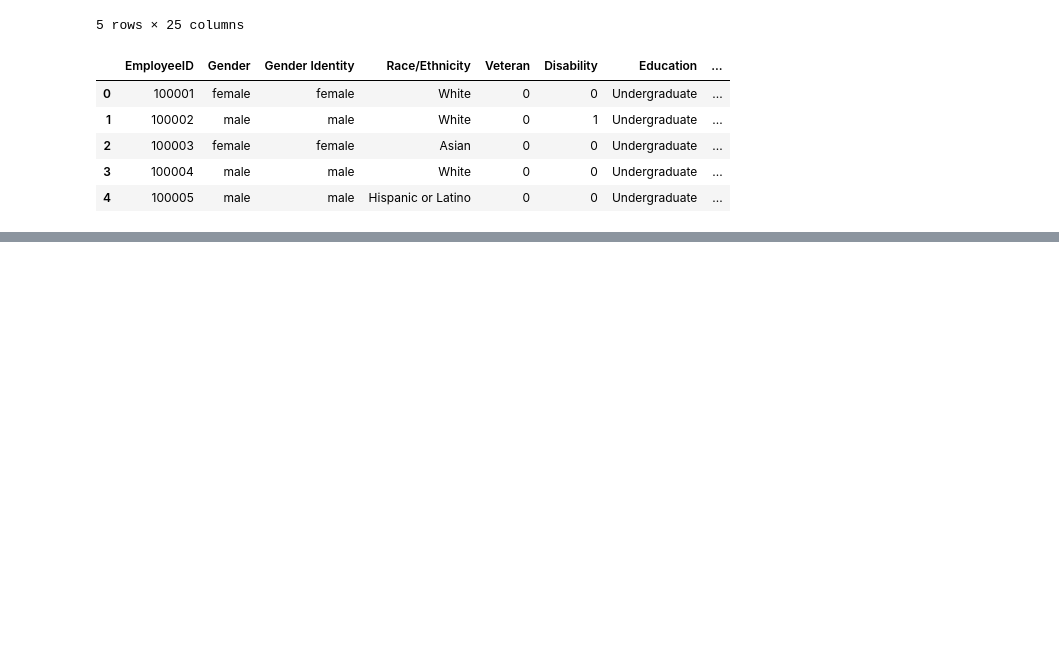
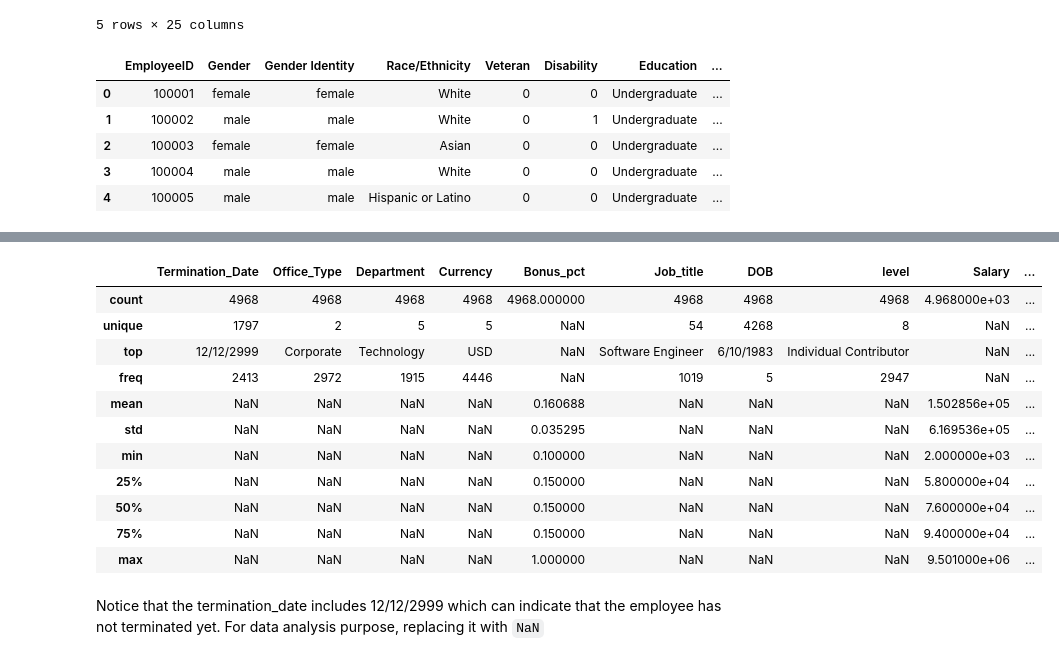
Before and after one commit to BrianLoe/ETL-and-DataViz, a Jupyter notebook: human_resource/HR/ETL phase.ipynb, the cells around one changed output, grey strips where cells are left out. Drawn from its saved outputs; the diff is of its cells as text; code cells hidden in the pictures; blank space fills up the shorter version.

```diff
--- a/human_resource/HR/ETL phase.ipynb
+++ b/human_resource/HR/ETL phase.ipynb
@@ -63,0 +254,17 @@ demographic_data.head()
+# %%
+full_data.describe(include='all').iloc[:,13:]
+# %% [output]
+|  | Termination_Date | Office_Type | Department | Currency | Bonus_pct | Job_title | DOB | level | Salary | ... |
+| count | 4968 | 4968 | 4968 | 4968 | 4968.000000 | 4968 | 4968 | 4968 | 4.968000e+03 | ... |
+| unique | 1797 | 2 | 5 | 5 | NaN | 54 | 4268 | 8 | NaN | ... |
+| top | 12/12/2999 | Corporate | Technology | USD | NaN | Software Engineer | 6/10/1983 | Individual Contributor | NaN | ... |
+| freq | 2413 | 2972 | 1915 | 4446 | NaN | 1019 | 5 | 2947 | NaN | ... |
+| mean | NaN | NaN | NaN | NaN | 0.160688 | NaN | NaN | NaN | 1.502856e+05 | ... |
+| std | NaN | NaN | NaN | NaN | 0.035295 | NaN | NaN | NaN | 6.169536e+05 | ... |
+| min | NaN | NaN | NaN | NaN | 0.100000 | NaN | NaN | NaN | 2.000000e+03 | ... |
+| 25% | NaN | NaN | NaN | NaN | 0.150000 | NaN | NaN | NaN | 5.800000e+04 | ... |
+| 50% | NaN | NaN | NaN | NaN | 0.150000 | NaN | NaN | NaN | 7.600000e+04 | ... |
+| 75% | NaN | NaN | NaN | NaN | 0.150000 | NaN | NaN | NaN | 9.400000e+04 | ... |
+| max | NaN | NaN | NaN | NaN | 1.000000 | NaN | NaN | NaN | 9.501000e+06 | ... |
+# %% [markdown]
+Notice that the termination_date includes 12/12/2999 which can indicate that the employee has not terminated yet. For data analysis purpose, replacing it with `NaN`
```
Also changed, not shown: parts of 25 cells of this notebook.
